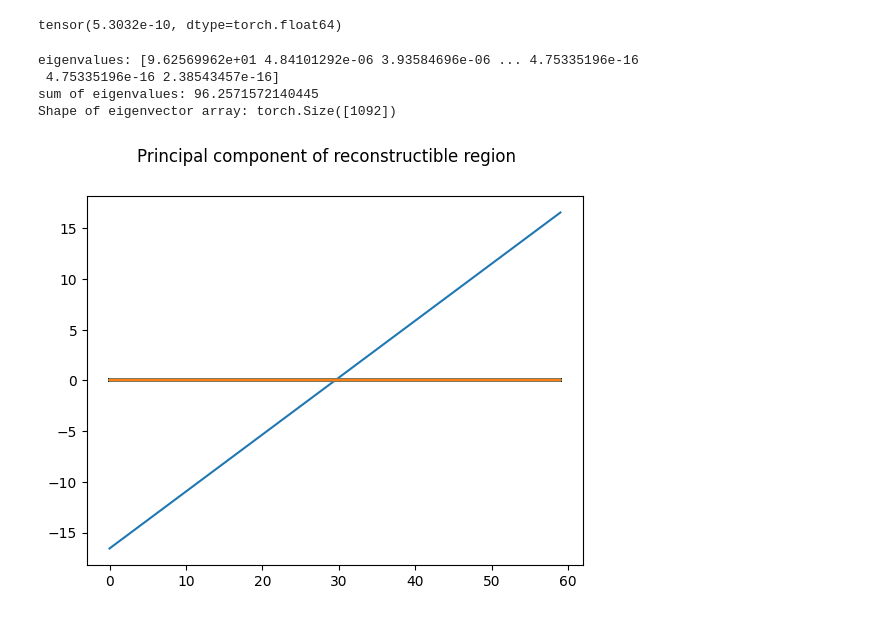
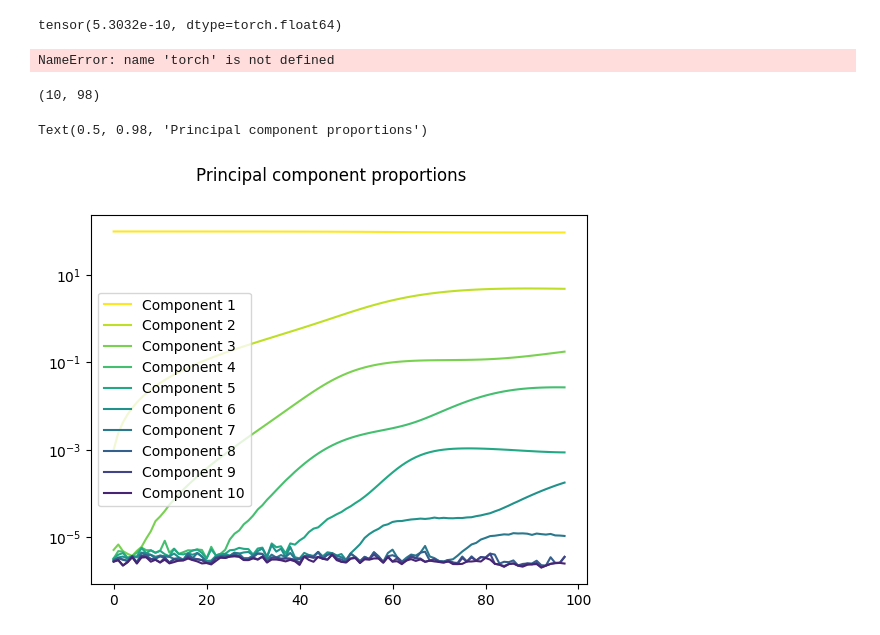
Before and after one commit to darinchau/physical-simulation-ml-3900, a Jupyter notebook: week8.ipynb, the cells around one changed output. Saved outputs shown, nothing was run; the diff lists cells and outputs as text; code cells hidden in the pictures.

Commit message:
poisson loss on principal components

```diff
--- a/week8.ipynb
+++ b/week8.ipynb
@@ -93,22 +52,14 @@ class DebugeModel(Model):
 # %%
-index = util.TRAINING_IDXS["First 60"]
+index = util.TRAINING_IDXS[f"First 30"]
 
 x = vg[index]
 epy = ep[index]
 scy = sc[index]
+
 ep_linear = TrainedLinear(1, 2193, algorithm='linear').fit(x, epy.reshape(-1, 2193))
 sc_linear = TrainedLinear(1, 2193, algorithm='linear').fit(x, scy.reshape(-1, 2193))
-model = DebugeModel(ep_linear, sc_linear)
-# print(model.summary())
 
-a = model(x).cpu().numpy()[:, :]
-fig, ax = plt.subplots()
-ax.plot(a)
-fig.suptitle("Principal component of reconstructible region")
-pass
+pca = PrincipalComponentExtractor(1092, device = 'cpu')
+extracted = extract(epy, scy)
+pca.fit(extracted)
+X = pca.project(extracted)
-# %% [output]
-eigenvalues: [9.62569962e+01 4.84101292e-06 3.93584696e-06 ... 4.75335196e-16
- 4.75335196e-16 2.38543457e-16]
-sum of eigenvalues: 96.2571572140445
-Shape of eigenvector array: torch.Size([1092])
-[figure, removed]
@@ -116,0 +66,12 @@ fig.savefig("Components of something.svg")
+# %%
+def f(x, y):
+    X = torch.tensor([[x, y]])
+    X = pca.unproject(X)
+    rep, rsc = reconstruct(X, epy[-1:], scy[-1:])
+    rpl = NormalizedPoissonRMSE('cpu')
+    mse = rpl(rep, rsc)
+    return mse.item()
+
+heatmat_fn_plot(f, xrange=(-100, 100), yrange=(-100, 100), resolution=100)
+# %% [output]
+NameError: name 'torch' is not defined
@@ -116,0 +105,25 @@ fig.savefig("Components of something.svg")
+# %%
+import matplotlib.pyplot as plt
+import numpy as np
+from matplotlib import colormaps
+
+fig, ax = plt.subplots()
+with open('eigenvalues.txt', 'r') as f:
+    percentages = []
+    for l in f.readlines():
+        pers = []
+        for i in range(10):
+            p = float(l.split("(")[i+1].split(")")[0][:-1])
+            pers.append(p)
+        percentages.append(pers)
+att = np.array(percentages).T
+print(att.shape)
+for i in range(10):
+    ax.plot(att[i], c = colormaps['viridis'](1 - 0.1 * i), label=f"Component {i+1}")
+ax.legend()
+ax.set_yscale('log')
+fig.suptitle("Principal component proportions")
+# %% [output]
+(10, 98)
+Text(0.5, 0.98, 'Principal component proportions')
+[figure, added]
```
Also changed, not shown: parts of 4 cells of this notebook, 4 other files.
